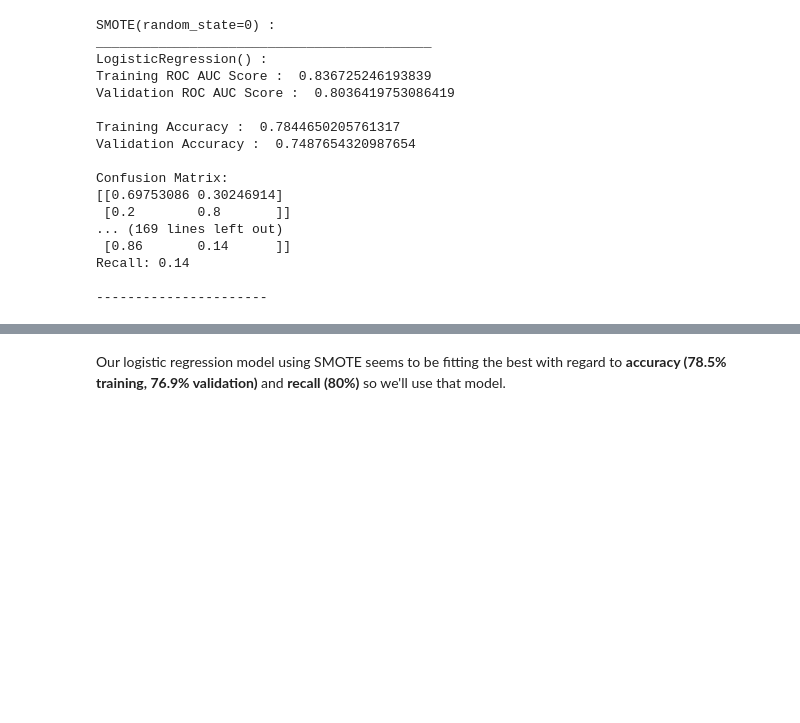
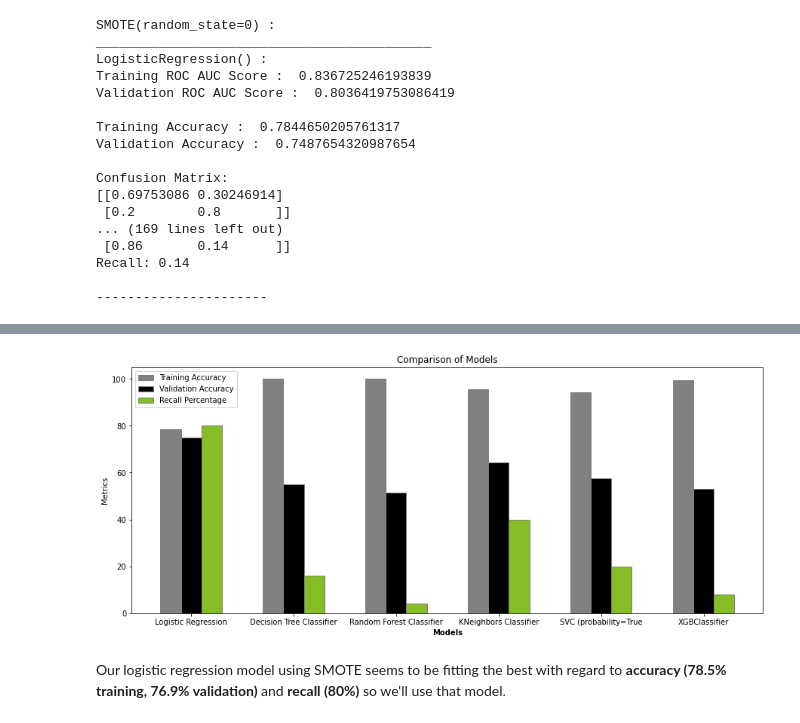
Before and after one commit to harte3/Group2_FlatironApprenticeshipCapstone, a Jupyter notebook: cleaned_notebook.ipynb, the cells around one changed output, grey strips where cells are left out. Saved outputs shown, nothing was run; the diff lists cells and outputs as text; code cells hidden in the pictures; blank space fills up the shorter version.

```diff
--- a/cleaned_notebook.ipynb
+++ b/cleaned_notebook.ipynb
@@ -488,3 +519,43 @@ Recall: 0.14
+# %%
+import matplotlib.pyplot as plt
+import numpy as np
+
+# Sample data
+models = ['Logistic Regression', 'Decision Tree Classifier', 'Random Forest Classifier', 'KNeighbors Classifier', 'SVC (probability=True', 'XGBClassifier']
+training_accuracy = [78.5,100.0,100.0,95.7,94.1,99.4]
+validation_accuracy = [74.8,54.9,51.5,64.4,57.5,53.2]
+recall_percentage = [80.0,16.0,4.0,40.0,20.0,8.0]
+
+# Set up the figure and axes
+fig, ax = plt.subplots(figsize=(15, 6))
+
+# Set the width of the bars
+bar_width = 0.2
+
+# Set the positions of the bars on X-axis
+r1 = np.arange(len(models))
+r2 = [x + bar_width for x in r1]
+r3 = [x + bar_width for x in r2]
+
+# Plot the data
+plt.bar(r1, training_accuracy, color='grey', width=bar_width, edgecolor='grey', label='Training Accuracy')
+plt.bar(r2, validation_accuracy, color='black', width=bar_width, edgecolor='grey', label='Validation Accuracy')
+plt.bar(r3, recall_percentage, color='#86BC25', width=bar_width, edgecolor='grey', label='Recall Percentage')
+
+# Add labels and title
+plt.xlabel('Models', fontweight='bold')
+plt.xticks([r + bar_width for r in range(len(models))], models)
+plt.ylabel('Metrics')
+plt.title('Comparison of Models')
+
+# Add legend
+plt.legend()
+
+plt.savefig('model_selection')
+# Show the plot
+plt.show()
+# %% [output]
+[figure, added]
 # %% [markdown]
 Our logistic regression model using SMOTE seems to be fitting the best with regard to **accuracy (78.5% training, 76.9% validation)** and **recall (80%)** so we'll use that model.
 # %%
```
Also changed, not shown: parts of 4 cells of this notebook, 2 other files.
